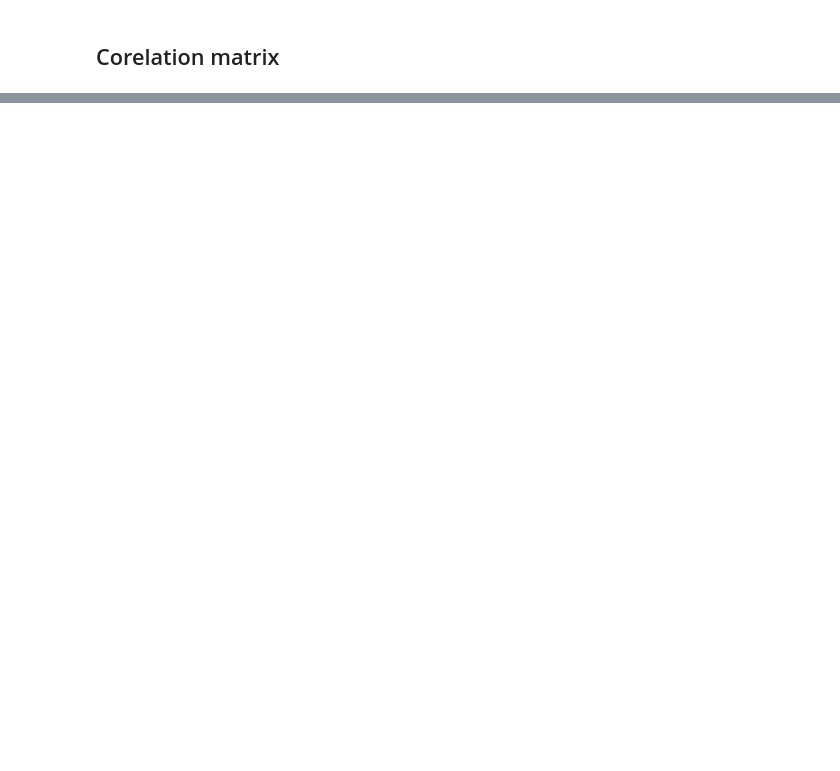
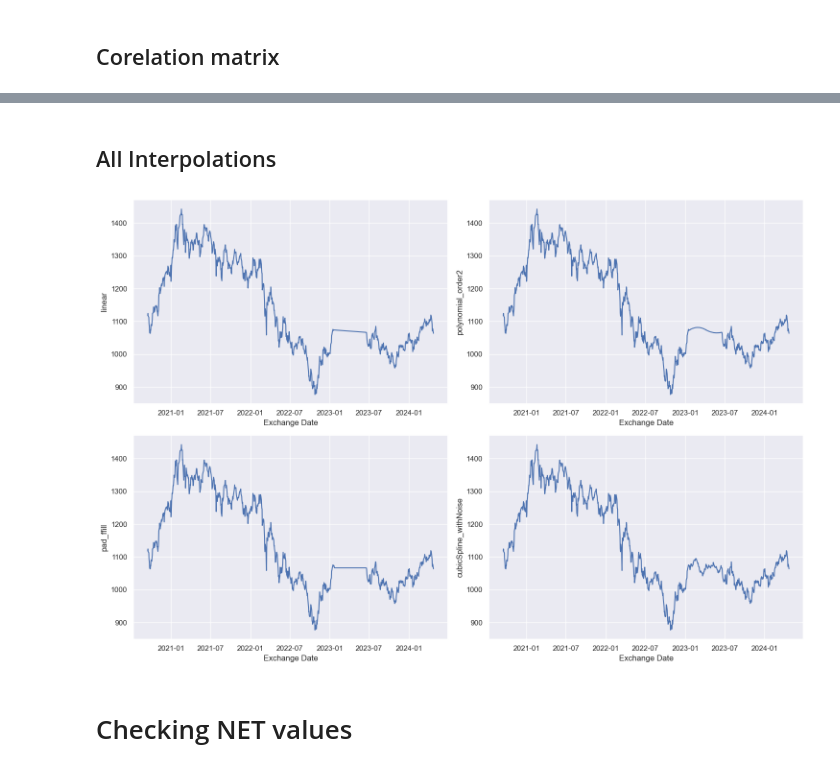
Before and after one commit to corfesh/LSEG-Quant-Challenge, a Jupyter notebook: LsegChallenge.ipynb, the cells around one changed output, grey strips where cells are left out. Saved outputs shown, nothing was run; the diff lists cells and outputs as text; code cells hidden in the pictures; blank space fills up the shorter version.

```diff
--- a/LsegChallenge.ipynb
+++ b/LsegChallenge.ipynb
@@ -169,0 +215,25 @@ corr
+# %% [markdown]
+## All Interpolations
+# %%
+df_interpolations = df.copy(deep=True)
+
+interpolations = [
+    ("linear", df_linear_interpolation['Open'].interpolate(method='linear')),
+    ("polynomial_order2", df_polynomial_interpolation['Open'].interpolate(method='polynomial', order=2)),
+    ("pad_ffill", df_pad_interpolation['Open'].ffill()),
+    ("cubicSpline_withNoise", df_cublicSpline['Open'])
+]
+
+plt.figure(figsize=(15, 10))
+for i, interpolation in enumerate(interpolations, 1):
+    plt.subplot(2, 2, i)
+    df_interpolations[interpolation[0]] = interpolation[1]
+    plt.plot(df_interpolations['Exchange Date'], df_interpolations[interpolation[0]])
+    plt.xlabel('Exchange Date')
+    plt.ylabel(interpolation[0])
+plt.tight_layout()
+plt.show()
+# %% [output]
+[figure, added]
+# %% [markdown]
+# Checking NET values
```
Also changed, not shown: parts of 18 cells of this notebook, 1 other file.
